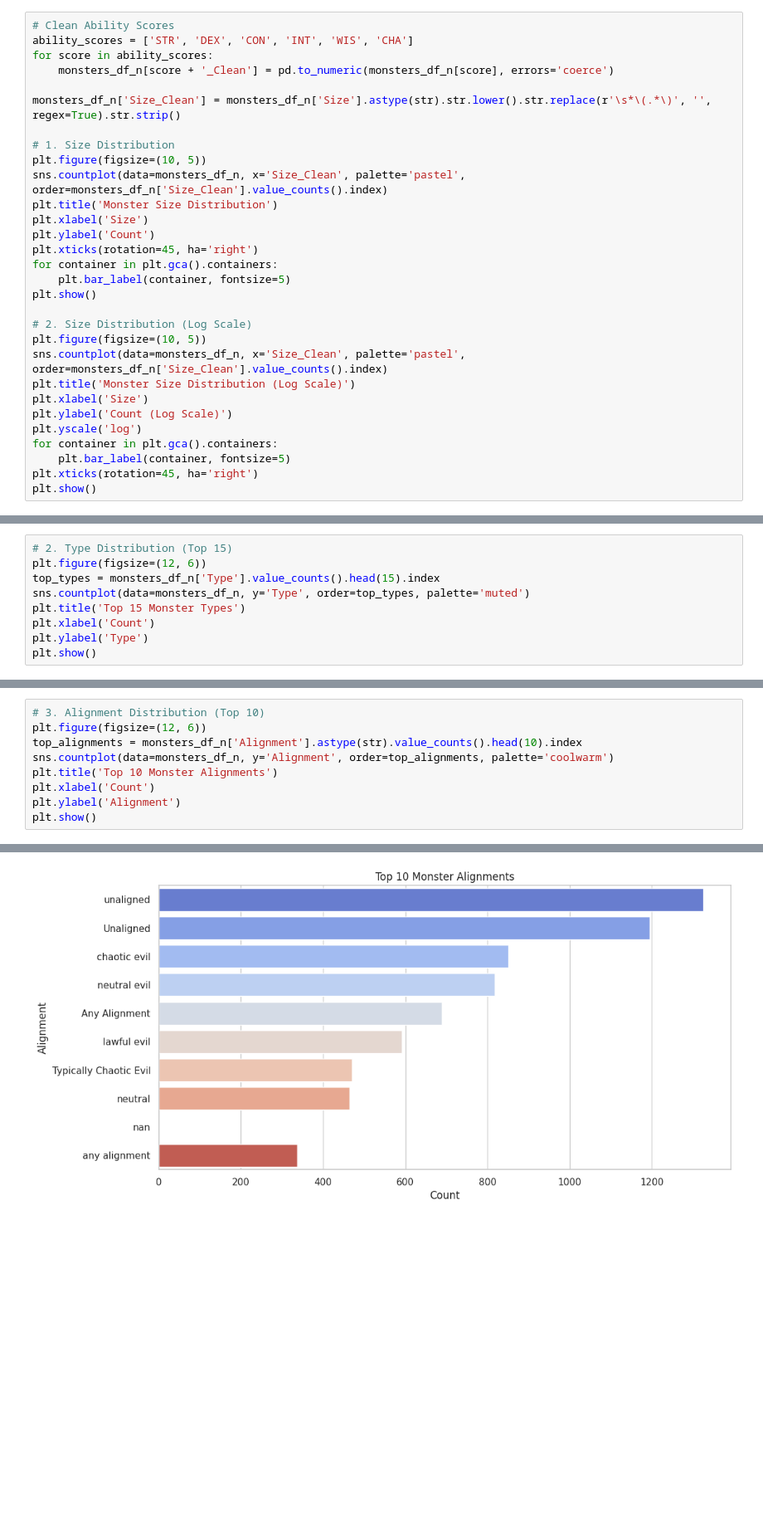
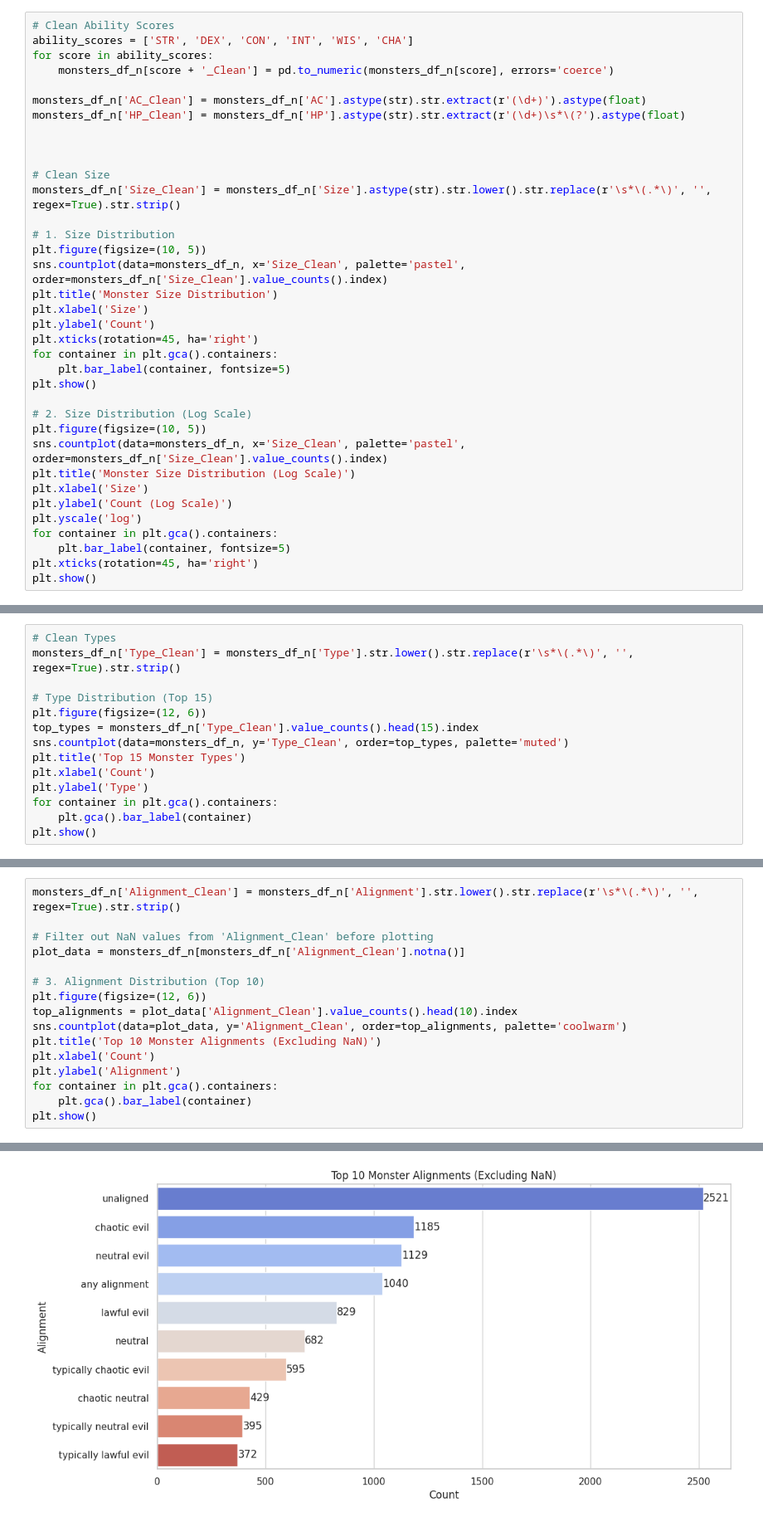
Before and after one commit to baakhoff/research, a Jupyter notebook: notebooks/dnd_research.ipynb, the cells around one changed output, grey strips where cells are left out. Shown: that part at 83% size. Saved outputs shown, nothing was run; the diff lists cells and outputs as text; blank space fills up the shorter version.

```diff
--- a/notebooks/dnd_research.ipynb
+++ b/notebooks/dnd_research.ipynb
@@ -223,6 +223,12 @@ ability_scores = ['STR', 'DEX', 'CON', 'INT', 'WIS', 'CHA']
 for score in ability_scores:
     monsters_df_n[score + '_Clean'] = pd.to_numeric(monsters_df_n[score], errors='coerce')
 
+monsters_df_n['AC_Clean'] = monsters_df_n['AC'].astype(str).str.extract(r'(\d+)').astype(float)
+monsters_df_n['HP_Clean'] = monsters_df_n['HP'].astype(str).str.extract(r'(\d+)\s*\(?').astype(float)
+
+
+
+# Clean Size
 monsters_df_n['Size_Clean'] = monsters_df_n['Size'].astype(str).str.lower().str.replace(r'\s*\(.*\)', '', regex=True).str.strip()
 
 # 1. Size Distribution
@@ -257,13 +263,18 @@ Passing `palette` without assigning `hue` is deprecated and will be removed in v
   sns.countplot(data=monsters_df_n, x='Size_Clean', palette='pastel', order=monsters_df_n['Size_Clean'].value_counts().index)
 [figure]
 # %%
-# 2. Type Distribution (Top 15)
+# Clean Types
+monsters_df_n['Type_Clean'] = monsters_df_n['Type'].str.lower().str.replace(r'\s*\(.*\)', '', regex=True).str.strip()
+
+# Type Distribution (Top 15)
 plt.figure(figsize=(12, 6))
-top_types = monsters_df_n['Type'].value_counts().head(15).index
-sns.countplot(data=monsters_df_n, y='Type', order=top_types, palette='muted')
+top_types = monsters_df_n['Type_Clean'].value_counts().head(15).index
+sns.countplot(data=monsters_df_n, y='Type_Clean', order=top_types, palette='muted')
 plt.title('Top 15 Monster Types')
 plt.xlabel('Count')
 plt.ylabel('Type')
+for container in plt.gca().containers:
+    plt.gca().bar_label(container)
 plt.show()
 # %% [output]
 Passing `palette` without assigning `hue` is deprecated and will be removed in v0.14.0. Assign the `y` variable to `hue` and set `legend=False` for the same effect.
@@ -273,11 +284,18 @@ Passing `palette` without assigning `hue` is deprecated and will be removed in v
 # %%
+monsters_df_n['Alignment_Clean'] = monsters_df_n['Alignment'].str.lower().str.replace(r'\s*\(.*\)', '', regex=True).str.strip()
+
+# Filter out NaN values from 'Alignment_Clean' before plotting
+plot_data = monsters_df_n[monsters_df_n['Alignment_Clean'].notna()]
+
 # 3. Alignment Distribution (Top 10)
 plt.figure(figsize=(12, 6))
-top_alignments = monsters_df_n['Alignment'].astype(str).value_counts().head(10).index
-sns.countplot(data=monsters_df_n, y='Alignment', order=top_alignments, palette='coolwarm')
-plt.title('Top 10 Monster Alignments')
+top_alignments = plot_data['Alignment_Clean'].value_counts().head(10).index
+sns.countplot(data=plot_data, y='Alignment_Clean', order=top_alignments, palette='coolwarm')
+plt.title('Top 10 Monster Alignments (Excluding NaN)')
 plt.xlabel('Count')
 plt.ylabel('Alignment')
+for container in plt.gca().containers:
+    plt.gca().bar_label(container)
 plt.show()
 # %% [output]
 Passing `palette` without assigning `hue` is deprecated and will be removed in v0.14.0. Assign the `y` variable to `hue` and set `legend=False` for the same effect.
@@ -286 +304 @@ Passing `palette` without assigning `hue` is deprecated and will be removed in v
-[figure, old version]
+[figure, new version]
```
Also changed, not shown: parts of 7 cells of this notebook.
